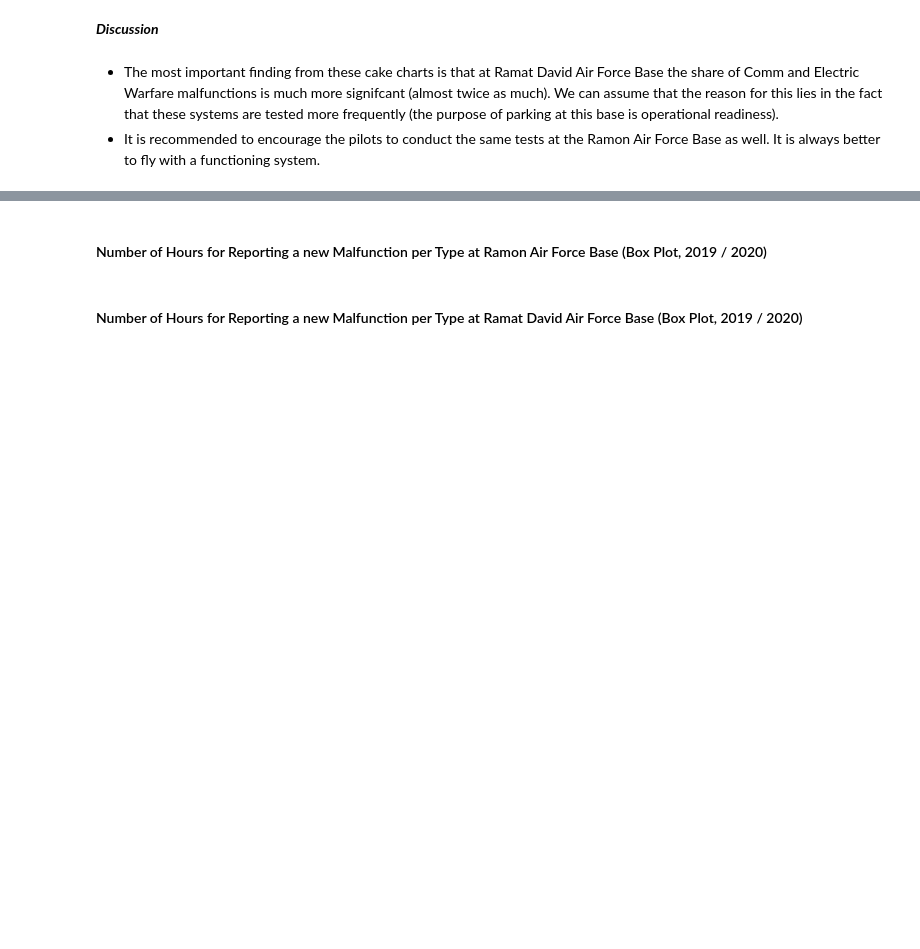
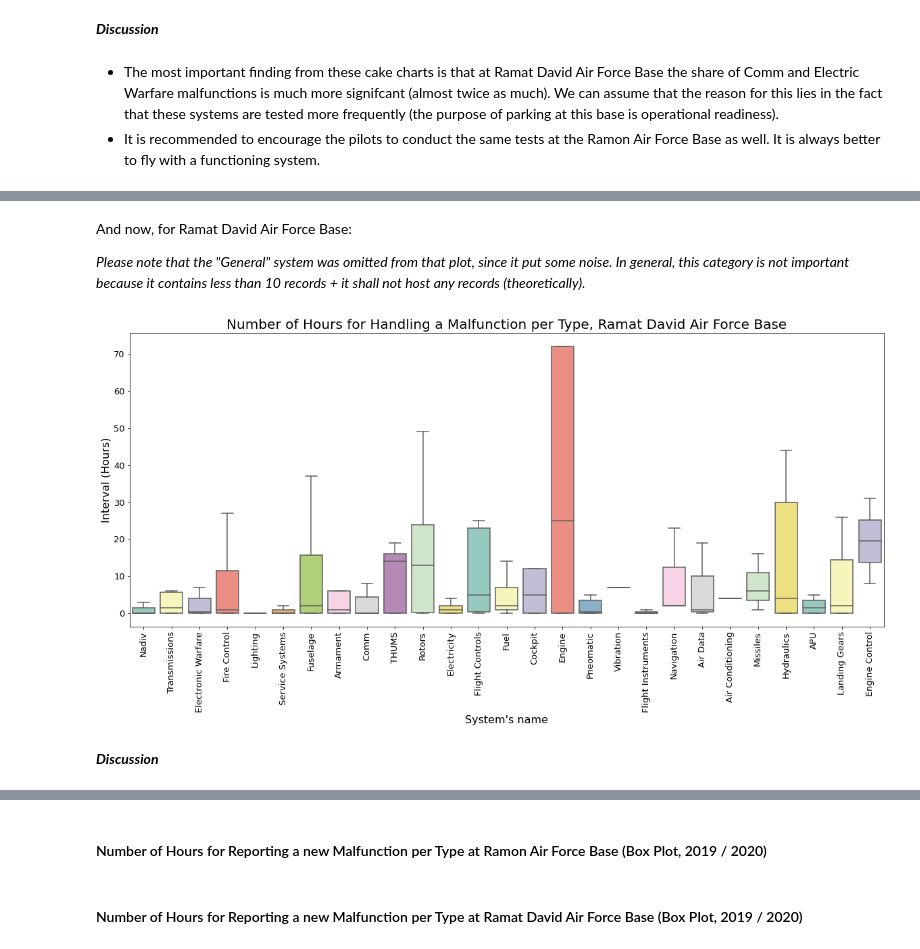
Before and after one commit to elront/Data_Sceince_Project, a Jupyter notebook: Data_science_workshop_project.ipynb, the cells around one changed output, grey strips where cells are left out. Drawn from its saved outputs; the diff is of its cells as text; code cells hidden in the pictures; blank space fills up the shorter version.

```diff
--- a/Data_science_workshop_project.ipynb
+++ b/Data_science_workshop_project.ipynb
@@ -2000,0 +2056,11 @@ plot_dis_malf_system(unified_malf_df, 1, "Ramat David AFB")
+# %% [markdown]
+And now, for Ramat David Air Force Base:
+
+*Please note that the "General" system was omitted from that plot, since it put some noise.
+In general, this category is not important because it contains less than 10 records + it shall not host any records (theoretically).*
+# %%
+plot_hand_interval_malf_system(unified_malf_parking_df, 1, "Ramat David Air Force Base")
+# %% [output]
+[figure, added]
+# %% [markdown]
+***Discussion***
```
Also changed, not shown: parts of 39 cells of this notebook.
